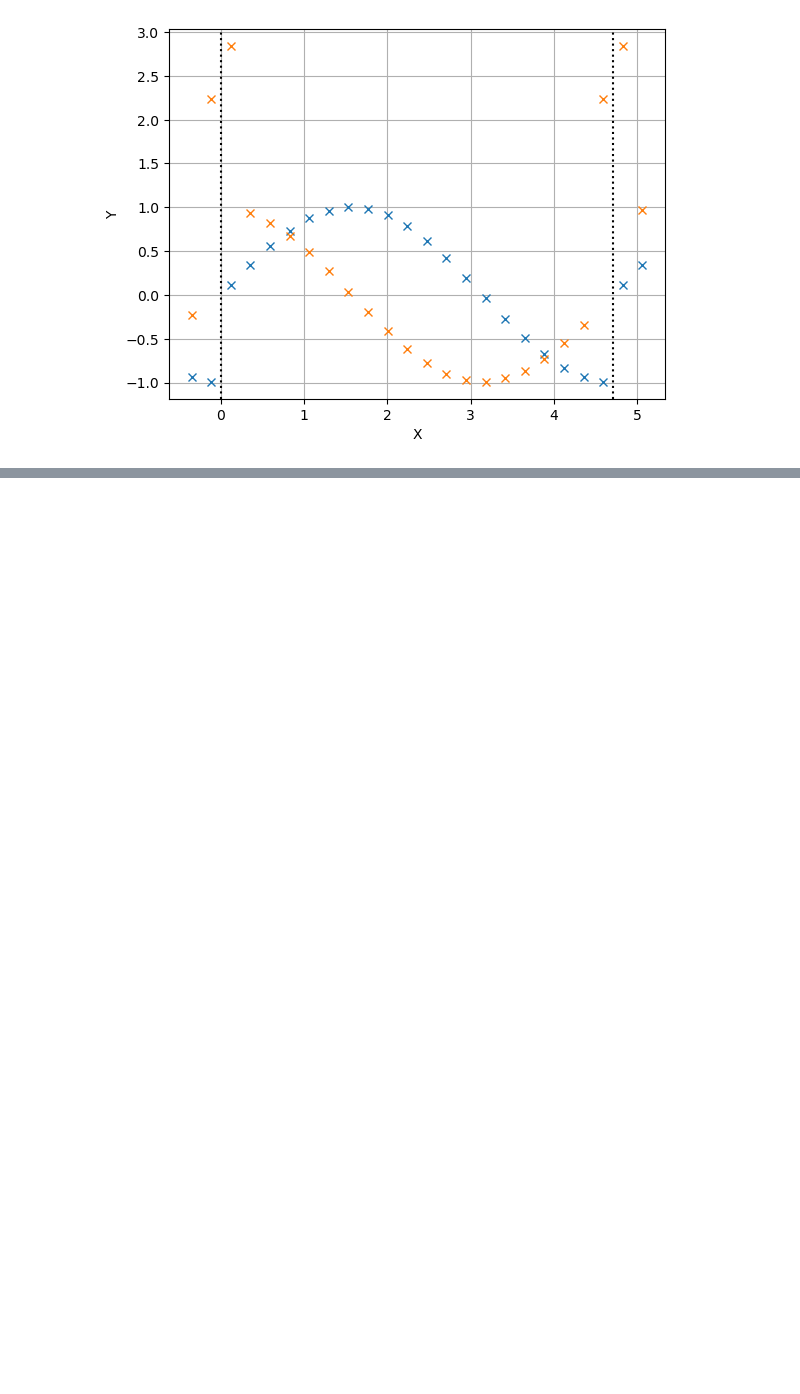
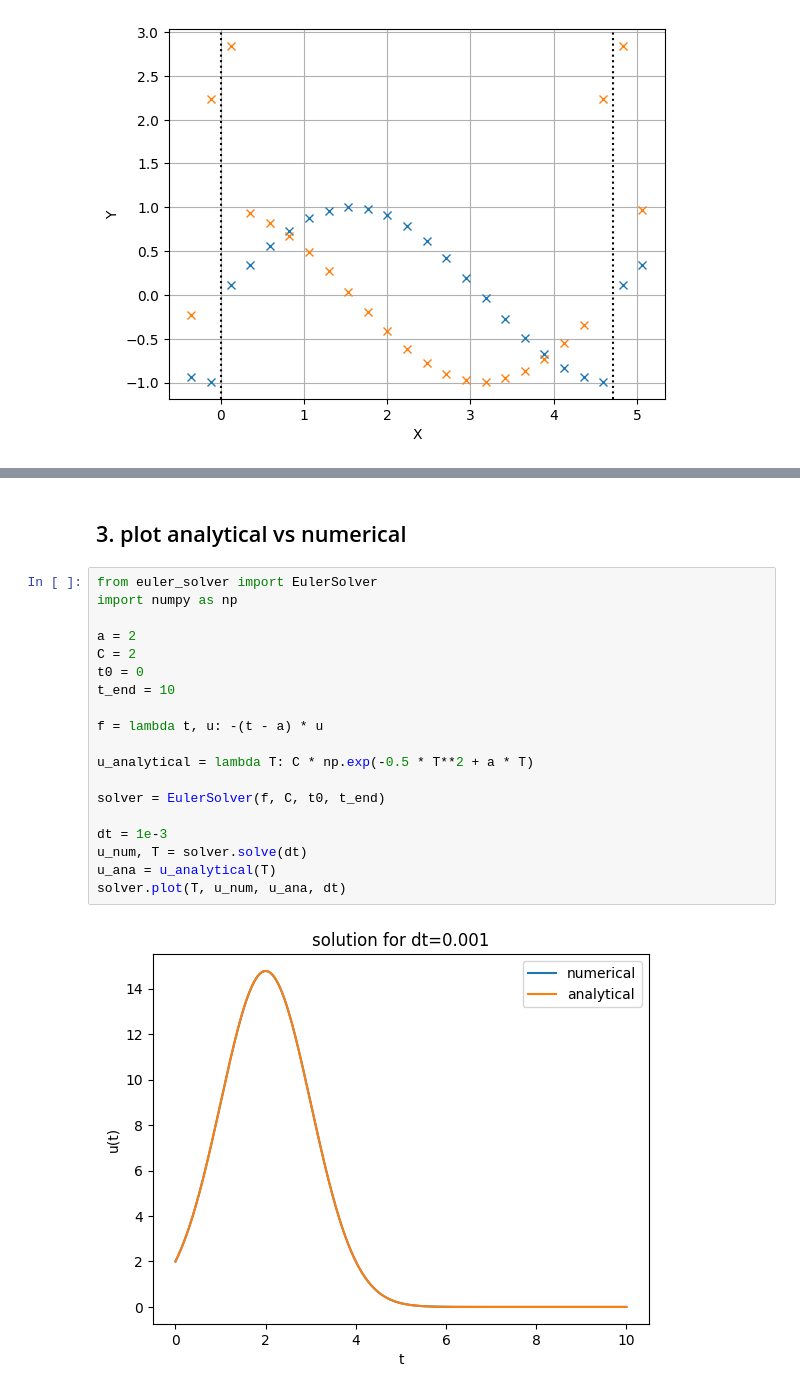
Before and after one commit to jonathanbollig/navier-stokes-project, a Jupyter notebook: common/intro_exercises.ipynb, the cells around one changed output, grey strips where cells are left out. Saved outputs shown, nothing was run; the diff lists cells and outputs as text; blank space fills up the shorter version.

Commit message:
euler object

```diff
--- a/common/intro_exercises.ipynb
+++ b/common/intro_exercises.ipynb
@@ -23,0 +47,23 @@ my_grid.plot(extra_grids=[d_dx])
+# %% [markdown]
+## 3. plot analytical vs numerical
+# %%
+from euler_solver import EulerSolver
+import numpy as np
+
+a = 2
+C = 2
+t0 = 0
+t_end = 10
+
+f = lambda t, u: -(t - a) * u
+
+u_analytical = lambda T: C * np.exp(-0.5 * T**2 + a * T)
+
+solver = EulerSolver(f, C, t0, t_end)
+
+dt = 1e-3
+u_num, T = solver.solve(dt)
+u_ana = u_analytical(T)
+solver.plot(T, u_num, u_ana, dt)
+# %% [output]
+[figure, added]
```
Also changed, not shown: parts of 4 cells of this notebook, 2 other files.
